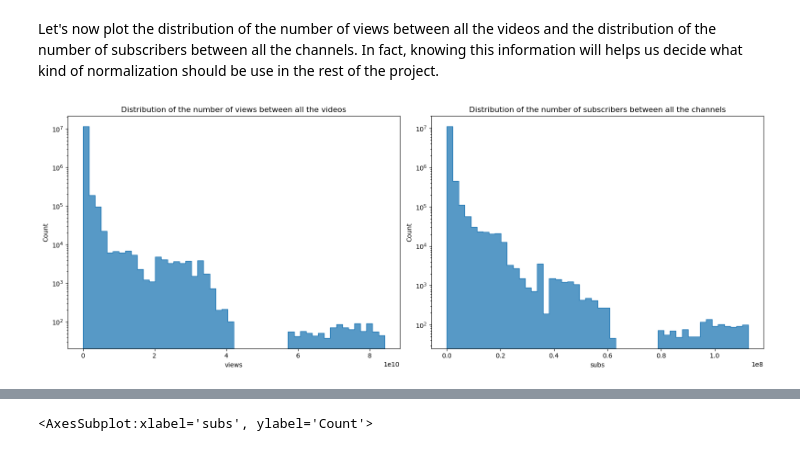
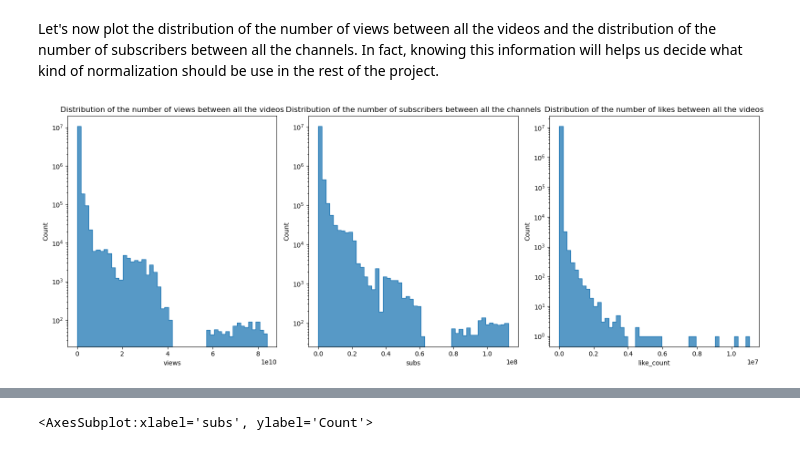
Before and after one commit to epfl-ada/ada-2022-project-adagang, a Jupyter notebook: exploration.ipynb, the cells around one changed output, grey strips where cells are left out. Drawn from its saved outputs; the diff is of its cells as text; code cells hidden in the pictures.

```diff
--- a/exploration.ipynb
+++ b/exploration.ipynb
@@ -286,24 +287,29 @@ create_ratio_column(videos_on_date_by_channel,"view_count_by_channel_subs","view
 # %% [markdown]
 Let's now plot the distribution of the number of views between all the videos and the distribution of the number of subscribers between all the channels. In fact, knowing this information will helps us decide what kind of normalization should be use in the rest of the project.
 # %%
-fig, axes = plt.subplots(nrows=1, ncols=2, figsize=(16,6))
+fig, axes = plt.subplots(nrows=1, ncols=3, figsize=(16,6))
 
 videos_on_date_by_channel = videos_on_date_by_channel[videos_on_date_by_channel["views"] > 0]
 videos_on_date_by_channel = videos_on_date_by_channel[videos_on_date_by_channel["subs"] > 0]
+videos_on_date_by_channel = videos_on_date_by_channel[videos_on_date_by_channel["like_count"] > 0]
 
 sns.histplot(videos_on_date_by_channel, x="views", bins=50, element="step", ax=axes[0])
 sns.histplot(videos_on_date_by_channel, x="subs", bins=50, element="step", ax=axes[1])
+sns.histplot(videos_on_date_by_channel, x="like_count", bins=50, element="step", ax=axes[2])
 
 axes[0].set(yscale ='log')
 axes[0].set_title('Distribution of the number of views between all the videos')
 
 axes[1].set(yscale ='log')
 axes[1].set_title('Distribution of the number of subscribers between all the channels')
 
+axes[2].set(yscale ='log')
+axes[2].set_title('Distribution of the number of likes between all the videos')
+
 plt.tight_layout()
 plt.show()
 # %% [output]
-[figure, old version]
+[figure, new version]
 # %%
 videos_on_date_by_channel_activity =  videos_on_date_by_channel.loc[videos_on_date_by_channel['activity'] == 1]
 # %%
```
Also changed, not shown: parts of 22 cells of this notebook.
